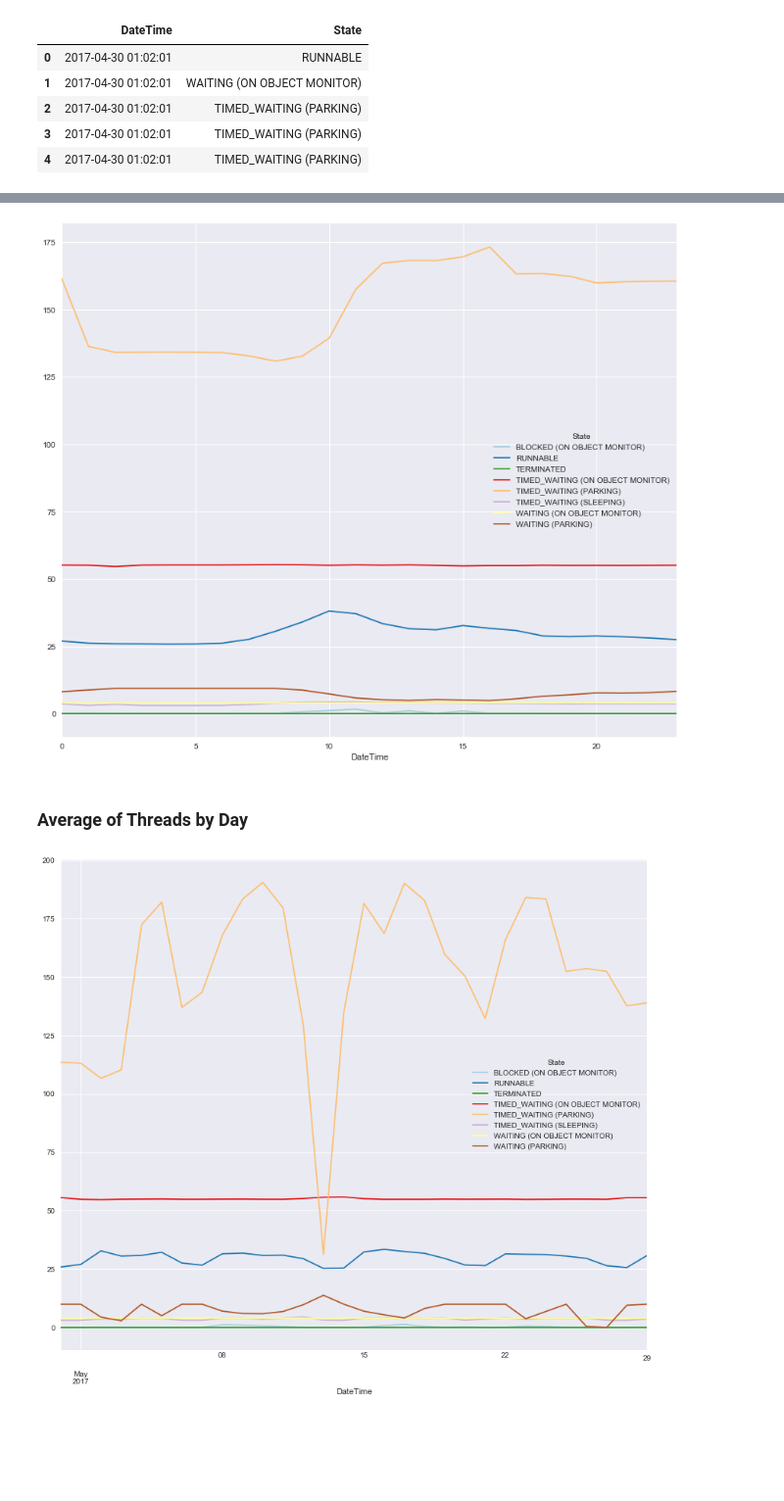
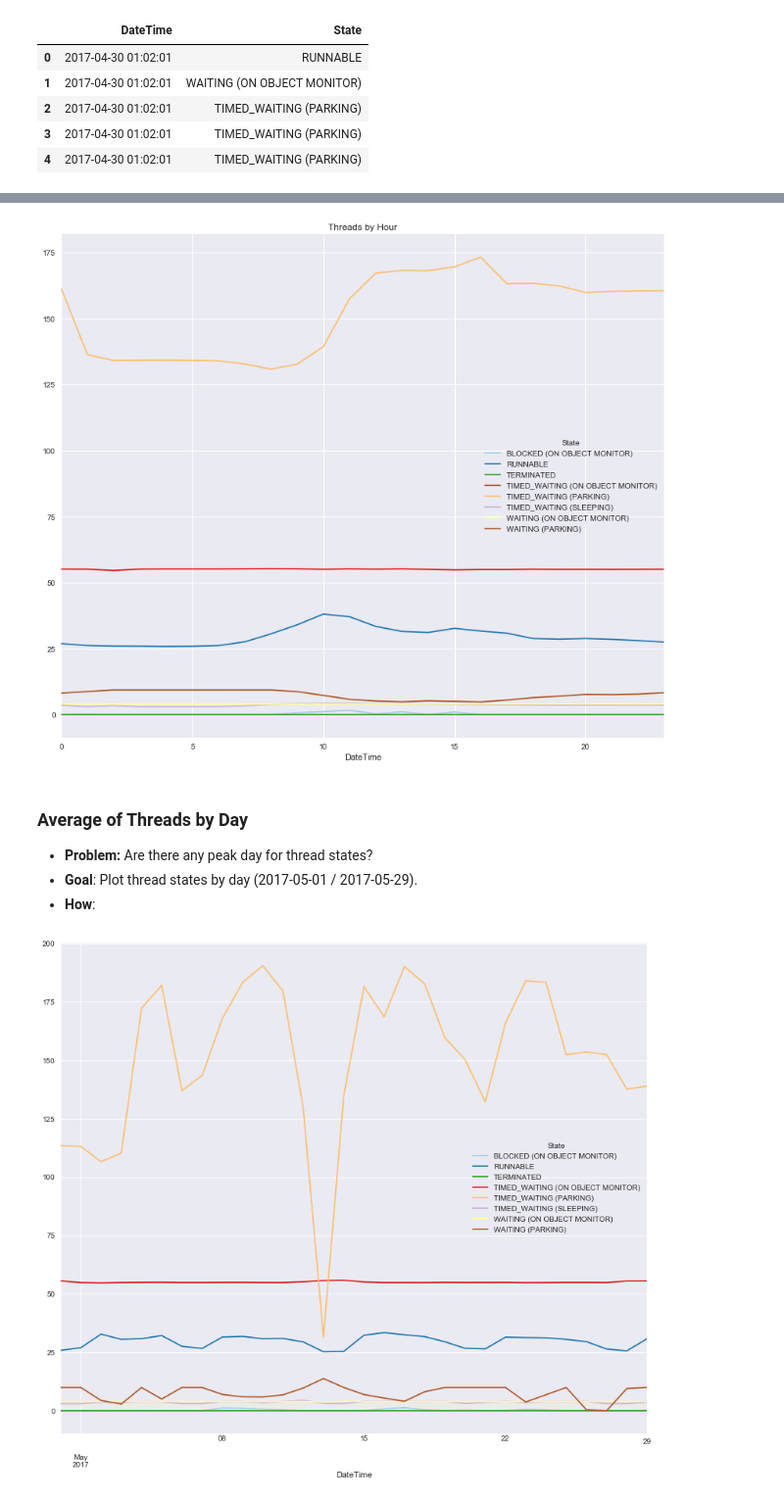
Before and after one commit to ranophoenix/jvmthreadparser, a Jupyter notebook: Thread Analysis.ipynb, the cells around one changed output, grey strips where cells are left out. Shown: that part at 98% size. Saved outputs shown, nothing was run; the diff lists cells and outputs as text; code cells hidden in the pictures; blank space fills up the shorter version.

```diff
--- a/Thread Analysis.ipynb
+++ b/Thread Analysis.ipynb
@@ -49,9 +59,13 @@ threads_by_state.plot(figsize=(14,12), cmap='Paired');
 # %%
-threads_by_state.groupby(threads_by_state.index.hour).mean().plot(figsize=(14,12), cmap='Paired');
+threads_by_state.groupby(threads_by_state.index.hour).mean().plot(figsize=(14,12), cmap='Paired', title='Threads by Hour');
 # %% [output]
-[figure, old version]
+[figure, new version]
-# %% [markdown]
-### Average of Threads by Day
+# %% [markdown]
+### Average of Threads by Day
+
+* **Problem:** Are there any peak day for thread states?
+* **Goal**: Plot thread states by day (2017-05-01 / 2017-05-29).
+* **How**:
 # %%
 threads_by_state.resample('D').mean().plot(figsize=(14,12), cmap = 'Paired');
 # %% [output]
```
Also changed, not shown: parts of 22 cells of this notebook.
